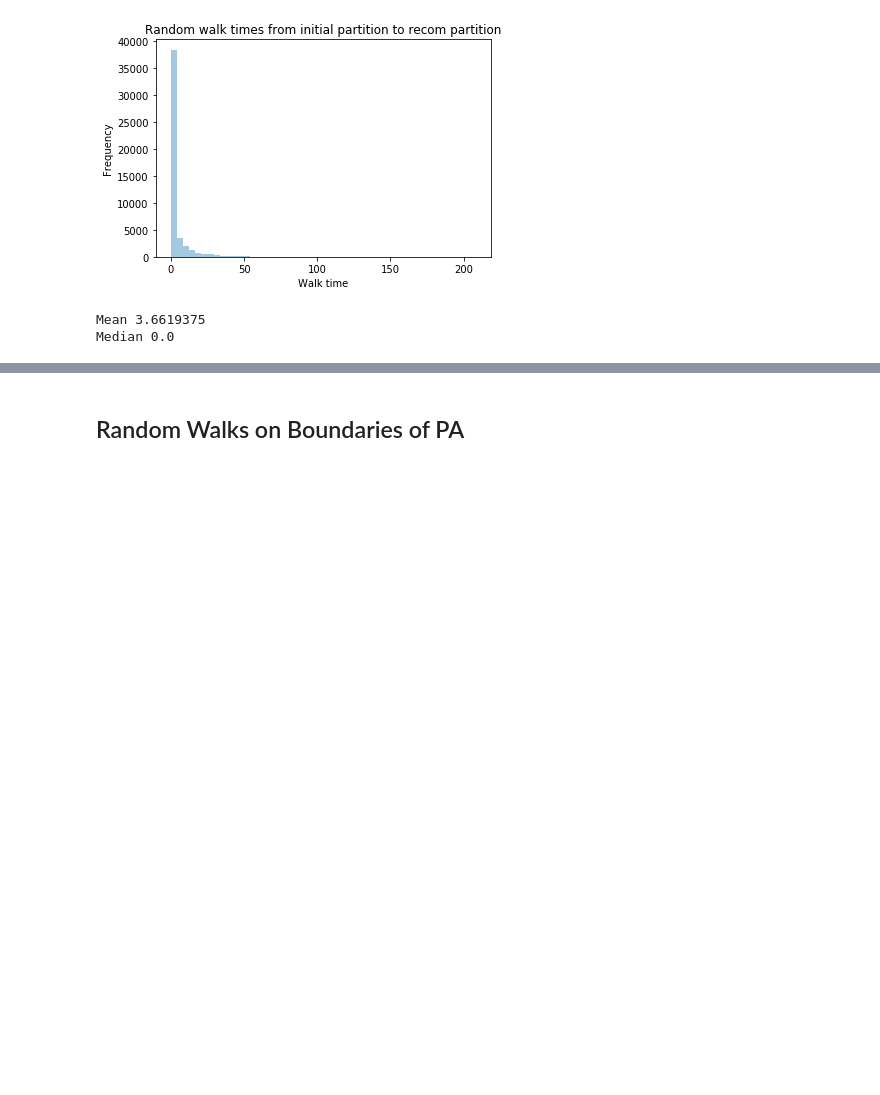
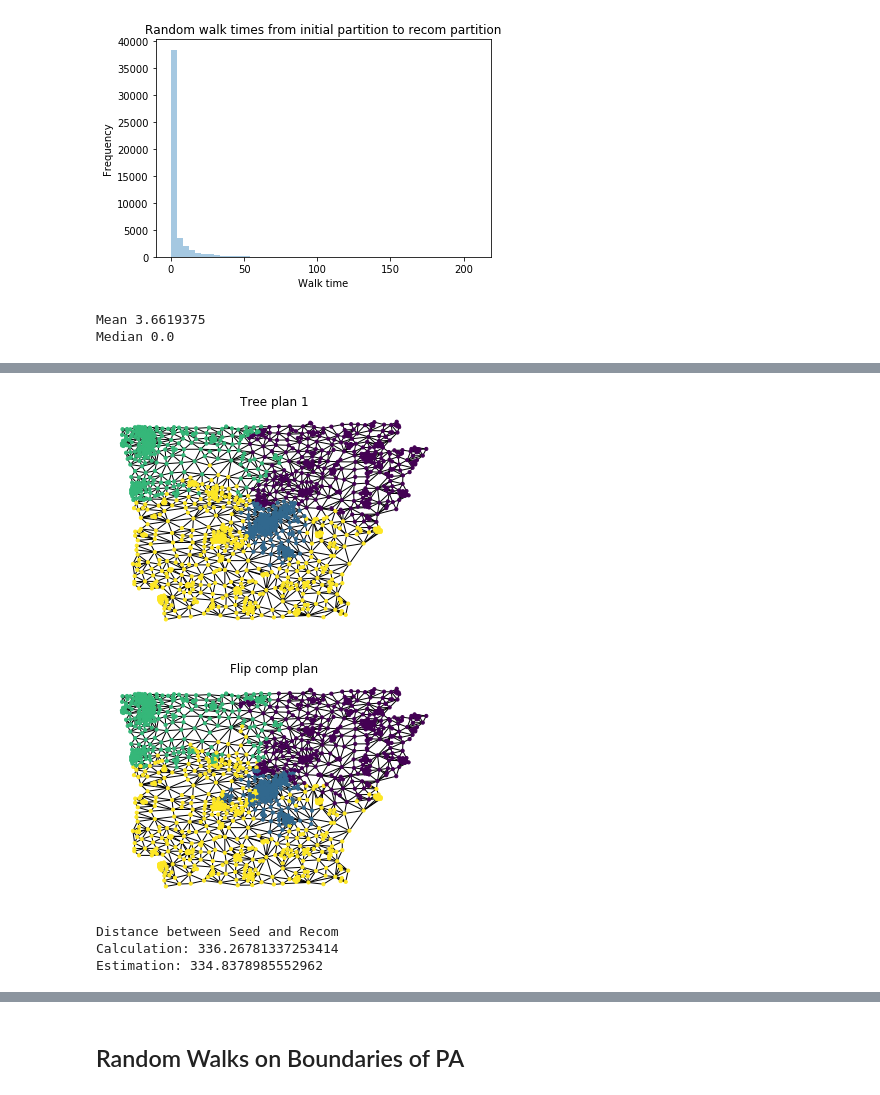
Before and after one commit to vrdi/DiffusionDistances, a Jupyter notebook: dd_random_walks.ipynb, the cells around one changed output, grey strips where cells are left out. Saved outputs shown, nothing was run; the diff lists cells and outputs as text; code cells hidden in the pictures; blank space fills up the shorter version.

Commit message:
Comparing distances between recom, tree, and flip plans generated on AR

```diff
--- a/dd_random_walks.ipynb
+++ b/dd_random_walks.ipynb
@@ -354,0 +435,68 @@ Median 0.0
+# %%
+for part in chain:
+    pass
+AR_flip = part
+# %%
+chain = config_flip_chain(AR_seed1, iters=1000, epsilon=0.5)
+# %%
+for part in chain:
+    pass
+AR_flip_comp = part
+# %%
+n_AR = len(list(graph_AR.nodes()))
+
+centroids_AR = df_AR.centroid
+c_x_AR = centroids_AR.x
+c_y_AR = centroids_AR.y
+pos_AR = {node:(c_x_AR[node],c_y_AR[node]) for node in graph_AR.nodes}
+# %%
+plt.figure()
+plt.title("Tree plan 1")
+nx.draw(graph_AR,pos=pos_AR, node_color=[AR_seed1.assignment[x] for x in graph_AR.nodes()],
+        node_size=10)
+plt.show()
+
+# plt.figure()
+# plt.title("Recom plan")
+# nx.draw(graph_AR,pos=pos_AR, node_color=[AR_recom.assignment[x] for x in graph_AR.nodes()],
+#         node_size=10)
+# plt.show()
+
+# plt.figure()
+# plt.title("Flip plan")
+# nx.draw(graph_AR,pos=pos_AR, node_color=[AR_flip.assignment[x] for x in graph_AR.nodes()],
+#         node_size=10)
+# plt.show()
+
+# bn_flip = reduce(lambda ns, e: set(e) | ns , AR_flip["cut_edges"], set())
+# plt.figure()
+# plt.title("Flip plan")
+# nx.draw(graph_AR,pos=pos_AR, node_color=[x in bn_flip for x in graph_AR.nodes()], node_size=10)
+# plt.show()
+
+plt.figure()
+plt.title("Flip comp plan")
+nx.draw(graph_AR,pos=pos_AR, node_color=[AR_flip_comp.assignment[x] for x in graph_AR.nodes()],
+        node_size=10)
+plt.show()
+
+# bn_flip_comp = reduce(lambda ns, e: set(e) | ns , AR_flip_comp["cut_edges"], set())
+# plt.figure()
+# plt.title("Flip comp plan")
+# nx.draw(graph_AR,pos=pos_AR, node_color=[x in bn_flip_comp for x in graph_AR.nodes()], node_size=10)
+# plt.show()
+
+# plt.figure()
+# plt.title("Tree plan 2")
+# nx.draw(graph_AR,pos=pos_AR, node_color=[AR_seed2.assignment[x] for x in graph_AR.nodes()],
+#         node_size=10)
+# plt.show()
+
+# plt.figure()
+# plt.title("Tree plan 3")
+# nx.draw(graph_AR,pos=pos_AR, node_color=[AR_seed3.assignment[x] for x in graph_AR.nodes()],
+#         node_size=10)
+# plt.show()
+# %% [output]
+[figure, added]
+[figure, added]
@@ -354,0 +505,8 @@ Median 0.0
+# %%
+print("Distance between Seed and Recom")
+print("Calculation:", bound_walk_metric(AR_seed1, AR_recom))
+print("Estimation:", estimate_bound_walk_metric(AR_seed1, AR_recom, plots=False, iters=100))
+# %% [output]
+Distance between Seed and Recom
+Calculation: 336.26781337253414
+Estimation: 334.8378985552962
```
Also changed, not shown: parts of 30 cells of this notebook, 1 other file.
